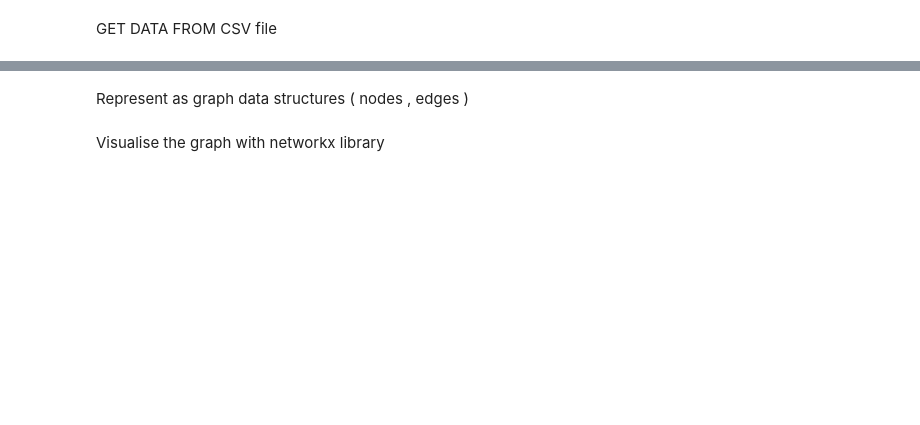
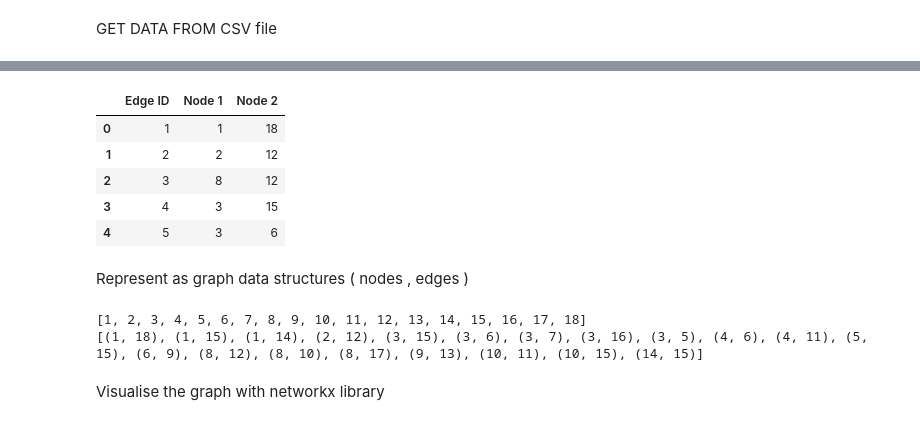
Before and after one commit to SwethaMagesh/Friend-Suggestion-using-AI, a Jupyter notebook: AI_LAB_Friend_Suggestion_System_for_Social_Networks.ipynb, the cells around one changed output, grey strips where cells are left out. Saved outputs shown, nothing was run; the diff lists cells and outputs as text; code cells hidden in the pictures; blank space fills up the shorter version.

```diff
--- a/AI_LAB_Friend_Suggestion_System_for_Social_Networks.ipynb
+++ b/AI_LAB_Friend_Suggestion_System_for_Social_Networks.ipynb
@@ -10,2 +26,11 @@ GET DATA FROM CSV file
+# %%
+edge_list_df.head()
+# %% [output]
+|  | Edge ID | Node 1 | Node 2 |
+| 0 | 1 | 1 | 18 |
+| 1 | 2 | 2 | 12 |
+| 2 | 3 | 8 | 12 |
+| 3 | 4 | 3 | 15 |
+| 4 | 5 | 3 | 6 |
 # %% [markdown]
 Represent as graph data structures ( nodes , edges )
@@ -12,2 +55,8 @@ Represent as graph data structures ( nodes , edges )
+# %%
+print(G.nodes())
+print(G.edges())
+# %% [output]
+[1, 2, 3, 4, 5, 6, 7, 8, 9, 10, 11, 12, 13, 14, 15, 16, 17, 18]
+[(1, 18), (1, 15), (1, 14), (2, 12), (3, 15), (3, 6), (3, 7), (3, 16), (3, 5), (4, 6), (4, 11), (5, 15), (6, 9), (8, 12), (8, 10), (8, 17), (9, 13), (10, 11), (10, 15), (14, 15)]
 # %% [markdown]
 Visualise the graph with networkx library
```
Also changed, not shown: parts of 6 cells of this notebook.
